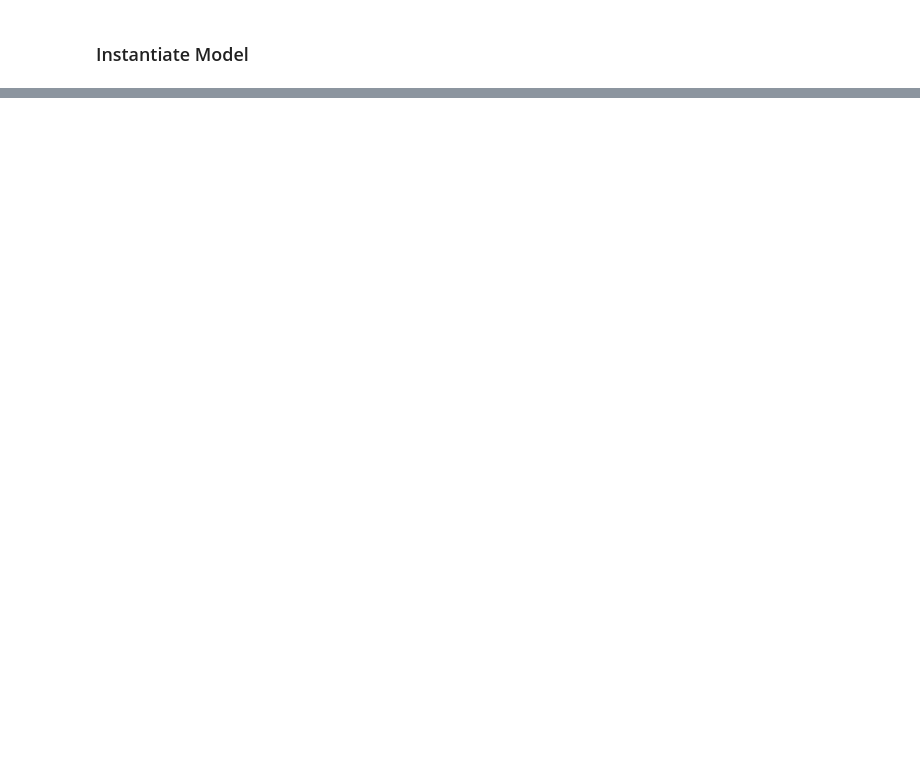
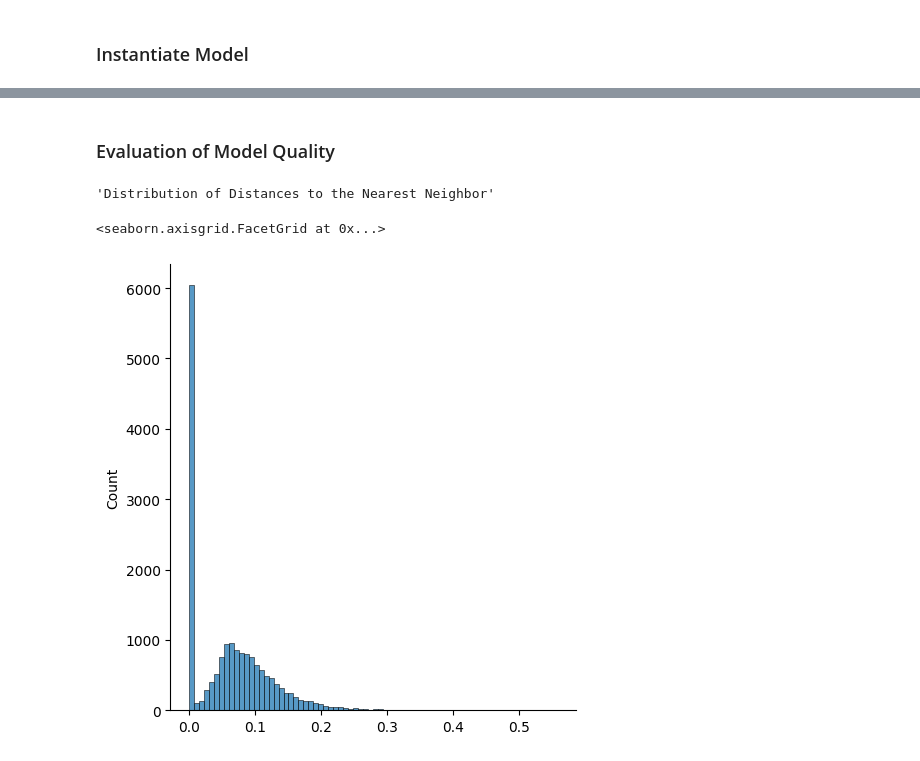
Before and after one commit to steffenkaewert/data_science, a Jupyter notebook: notebooks/03_modeling.ipynb, the cells around one changed output, grey strips where cells are left out. Cells and saved outputs as stored; diff of their text form; code cells hidden in the pictures; blank space fills up the shorter version.

```diff
--- a/notebooks/03_modeling.ipynb
+++ b/notebooks/03_modeling.ipynb
@@ -174,0 +252,7 @@ for n_init in [1, 10, 50]:
+# %%
+# Instantiate additional
+model_db = DBSCAN(
+    eps=0.1,
+#    min_samples=5,
+    leaf_size=5
+)
@@ -174,0 +279,3 @@ for n_init in [1, 10, 50]:
+# %%
+# Fit model
+model_db.fit(df_features_selected)
@@ -174,0 +307,14 @@ for n_init in [1, 10, 50]:
+# %% [markdown]
+### Evaluation of Model Quality
+# %%
+# Determine distances between data points
+arr_dist = euclidean_distances(df_features_selected)
+arr_dist_sorted = np.sort(arr_dist, axis=1)
+
+# Plot distribution of distances to the nearest neighbor
+display("Distribution of Distances to the Nearest Neighbor")
+sns.displot(arr_dist_sorted[:, 1], kde=False)
+# %% [output]
+'Distribution of Distances to the Nearest Neighbor'
+<seaborn.axisgrid.FacetGrid at 0x...>
+[figure, added]
```
Also changed, not shown: parts of 40 cells of this notebook.
